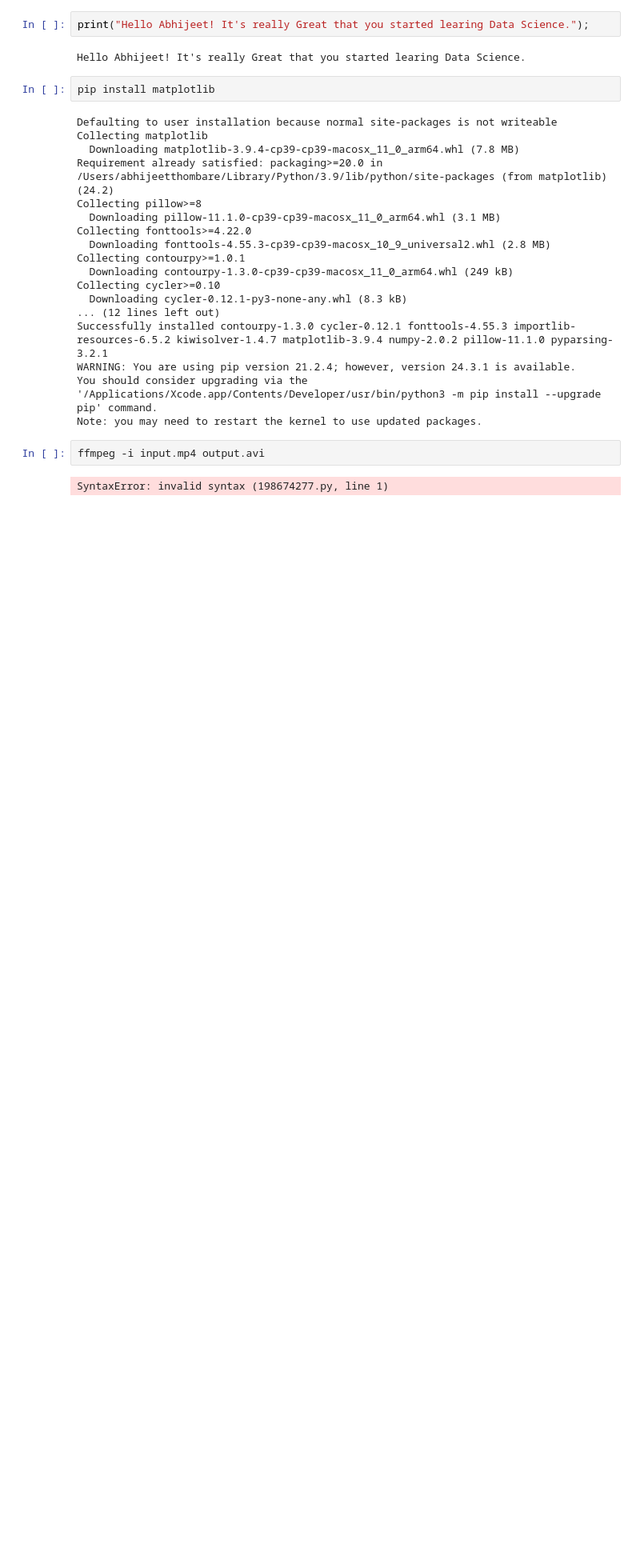
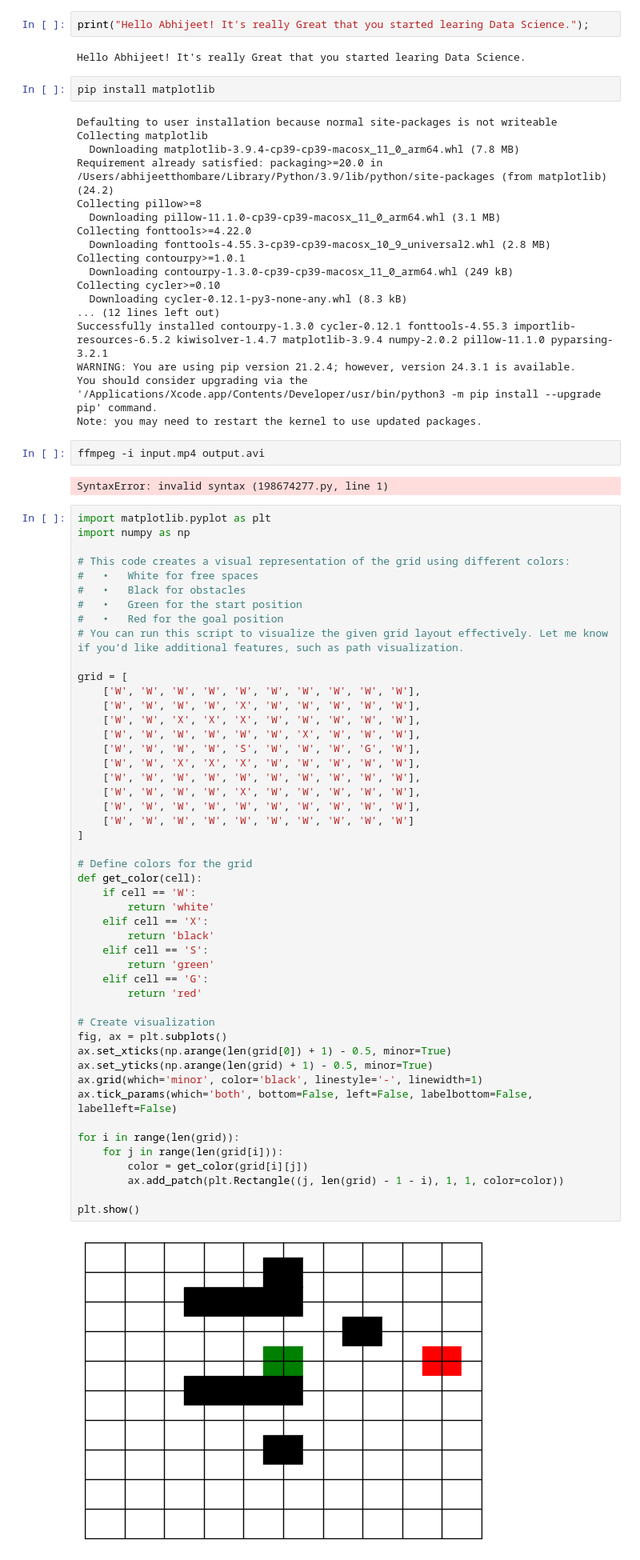
Before and after one commit to abhithombare45/pyai, a Jupyter notebook: python/MyFirstNotebook.ipynb, the cells around one changed output. Shown at 80% size. Drawn from its saved outputs; the diff is of its cells as text; blank space fills up the shorter version.

```diff
--- a/python/MyFirstNotebook.ipynb
+++ b/python/MyFirstNotebook.ipynb
@@ -26,3 +26,53 @@ Note: you may need to restart the kernel to use updated packages.
 ffmpeg -i input.mp4 output.avi
 # %% [output]
 SyntaxError: invalid syntax (198674277.py, line 1)
+# %%
+import matplotlib.pyplot as plt
+import numpy as np
+
+# This code creates a visual representation of the grid using different colors:
+#	•	White for free spaces
+#	•	Black for obstacles
+#	•	Green for the start position
+#	•	Red for the goal position
+# You can run this script to visualize the given grid layout effectively. Let me know if you’d like additional features, such as path visualization.
+
+grid = [
+    ['W', 'W', 'W', 'W', 'W', 'W', 'W', 'W', 'W', 'W'],
+    ['W', 'W', 'W', 'W', 'X', 'W', 'W', 'W', 'W', 'W'],
+    ['W', 'W', 'X', 'X', 'X', 'W', 'W', 'W', 'W', 'W'],
+    ['W', 'W', 'W', 'W', 'W', 'W', 'X', 'W', 'W', 'W'],
+    ['W', 'W', 'W', 'W', 'S', 'W', 'W', 'W', 'G', 'W'],
+    ['W', 'W', 'X', 'X', 'X', 'W', 'W', 'W', 'W', 'W'],
+    ['W', 'W', 'W', 'W', 'W', 'W', 'W', 'W', 'W', 'W'],
+    ['W', 'W', 'W', 'W', 'X', 'W', 'W', 'W', 'W', 'W'],
+    ['W', 'W', 'W', 'W', 'W', 'W', 'W', 'W', 'W', 'W'],
+    ['W', 'W', 'W', 'W', 'W', 'W', 'W', 'W', 'W', 'W']
+]
+
+# Define colors for the grid
+def get_color(cell):
+    if cell == 'W':
+        return 'white'
+    elif cell == 'X':
+        return 'black'
+    elif cell == 'S':
+        return 'green'
+    elif cell == 'G':
+        return 'red'
+
+# Create visualization
+fig, ax = plt.subplots()
+ax.set_xticks(np.arange(len(grid[0]) + 1) - 0.5, minor=True)
+ax.set_yticks(np.arange(len(grid) + 1) - 0.5, minor=True)
+ax.grid(which='minor', color='black', linestyle='-', linewidth=1)
+ax.tick_params(which='both', bottom=False, left=False, labelbottom=False, labelleft=False)
+
+for i in range(len(grid)):
+    for j in range(len(grid[i])):
+        color = get_color(grid[i][j])
+        ax.add_patch(plt.Rectangle((j, len(grid) - 1 - i), 1, 1, color=color))
+
+plt.show()
+# %% [output]
+[figure, added]
```
Also changed, not shown: parts of 1 cell of this notebook, 4 other files.
